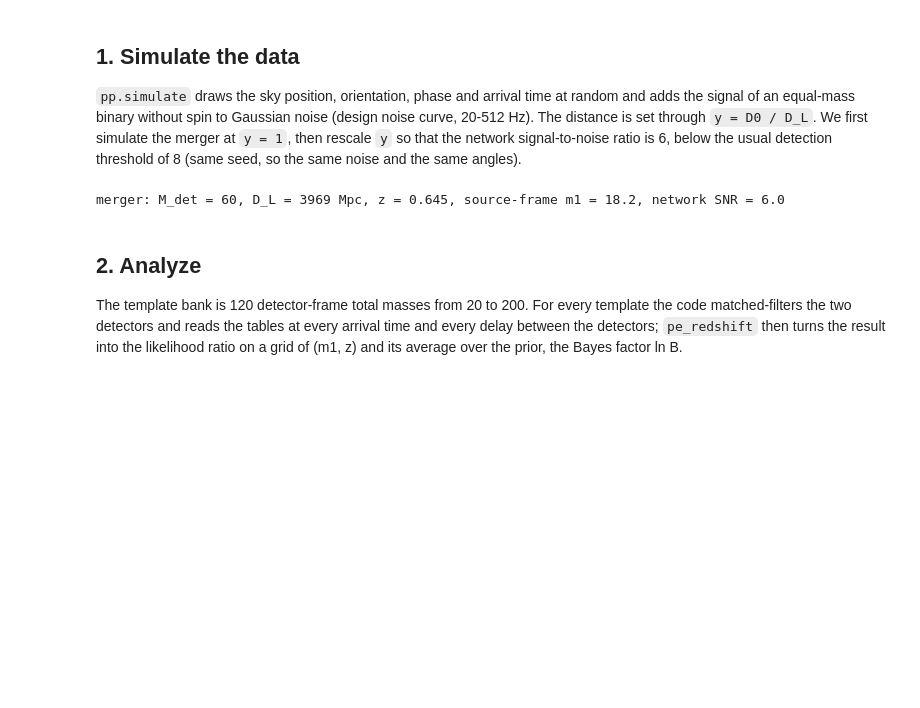
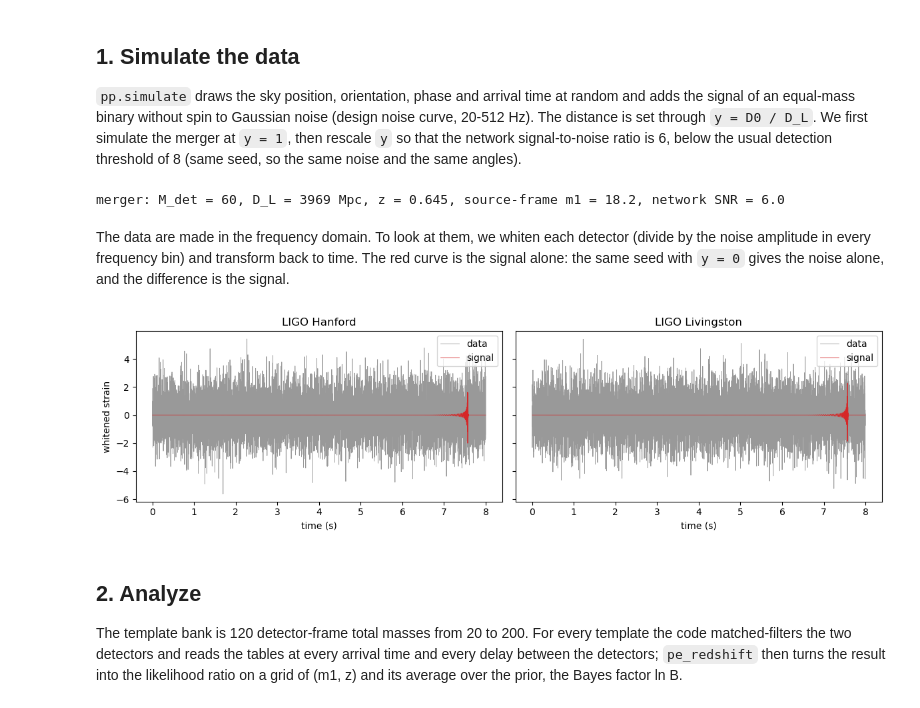
Before and after one commit to dmatter1391/exmarg, a Jupyter notebook: notebooks/00_quickstart.ipynb, the cells around one changed output. Saved outputs shown, nothing was run; the diff lists cells and outputs as text; code cells hidden in the pictures; blank space fills up the shorter version.

Commit message:
Quickstart: plot the simulated data of both detectors in the time domain

```diff
--- a/notebooks/00_quickstart.ipynb
+++ b/notebooks/00_quickstart.ipynb
@@ -55,6 +55,30 @@ m1_true = M_det / 2 / (1 + z_true)
 print('merger: M_det = %.0f, D_L = %.0f Mpc, z = %.3f, source-frame m1 = %.1f, network SNR = %.1f' % (M_det, D_L, z_true, m1_true, snr[0]))
 # %% [output]
 merger: M_det = 60, D_L = 3969 Mpc, z = 0.645, source-frame m1 = 18.2, network SNR = 6.0
+# %% [markdown]
+The data are made in the frequency domain. To look at them, we whiten each detector (divide by the noise amplitude
+in every frequency bin) and transform back to time. The red curve is the signal alone: the same seed with `y = 0` gives the
+noise alone, and the difference is the signal.
+# %%
+noise_alone, _, _ = simulate(0.0, seed=13)
+n = int(2 * fmax * T)
+t = np.arange(n) / (2 * fmax)
+sigma = np.sqrt(signal['sig2'] / 2)
+
+fig, axes = plt.subplots(1, 2, figsize=(12, 3.5), sharey=True)
+for ax, I, name in zip(axes, 'HL', ('LIGO Hanford', 'LIGO Livingston')):
+    for d, color, label in ((signal['d_' + I][0], '0.6', 'data'), (signal['d_' + I][0] - noise_alone['d_' + I][0], 'C3', 'signal')):
+        D = np.zeros(n // 2 + 1, complex)
+        D[signal['nu']] = d / sigma
+        ax.plot(t, np.fft.irfft(D, n) * np.sqrt(n), color=color, lw=0.6, label=label)
+    ax.set_title(name)
+    ax.set_xlabel('time (s)')
+    ax.legend(loc='upper right')
+axes[0].set_ylabel('whitened strain')
+plt.tight_layout()
+plt.show()
+# %% [output]
+[figure, added]
 # %% [markdown]
 ## 2. Analyze
 
```
Also changed, not shown: parts of 1 cell of this notebook.
